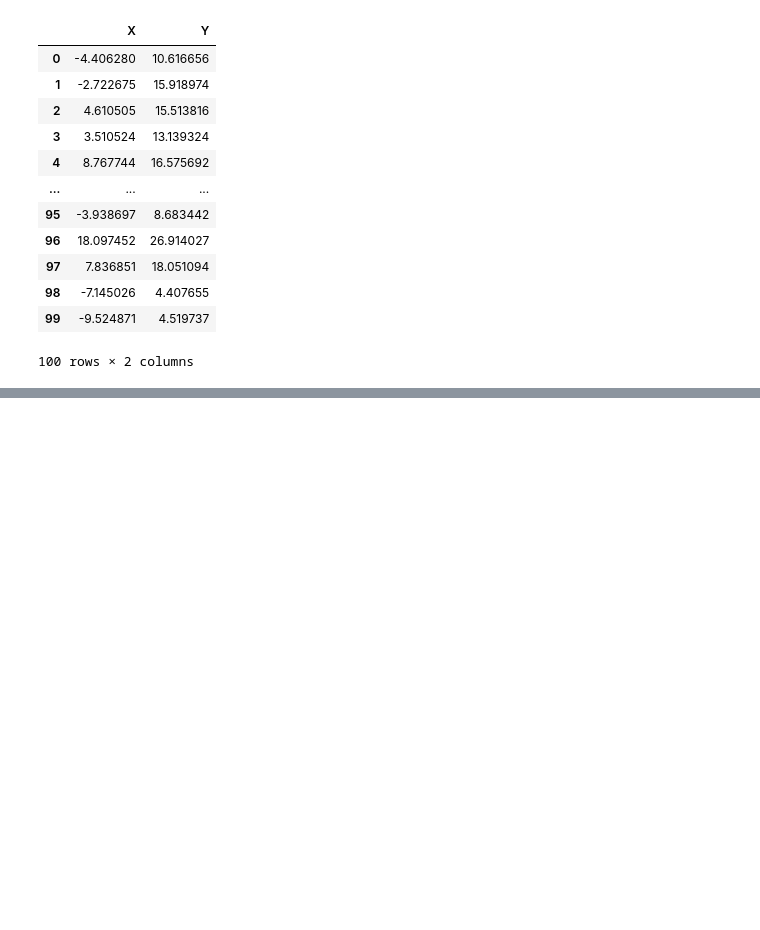
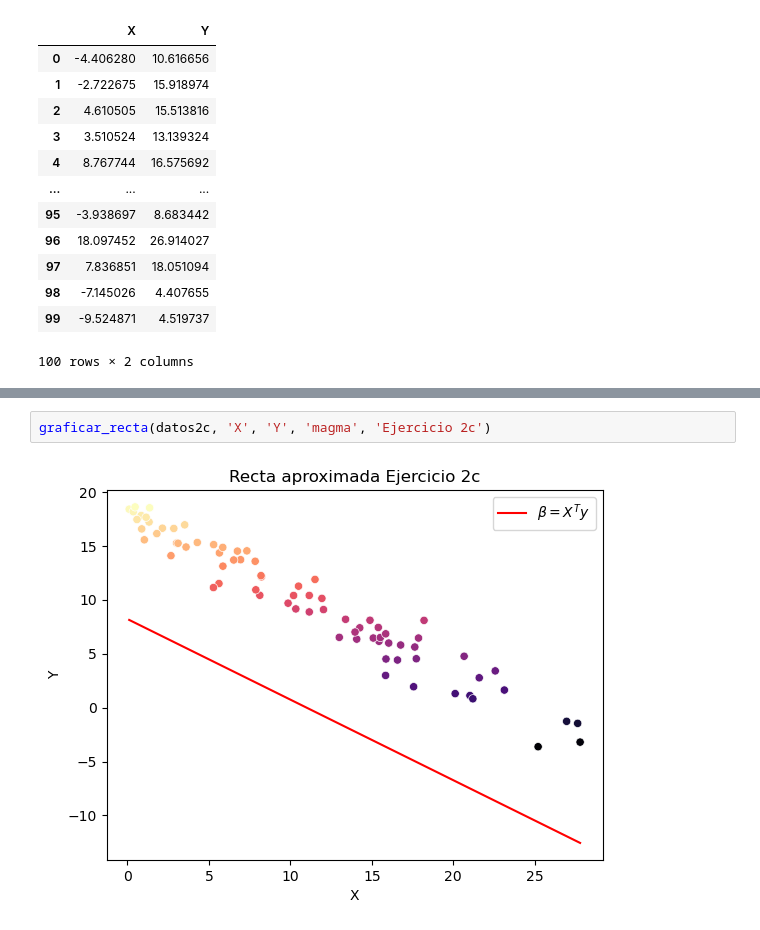
Before and after one commit to seremare9/tp1_metodos, a Jupyter notebook: codigo.ipynb, the cells around one changed output, grey strips where cells are left out. Cells and saved outputs as stored; diff of their text form; blank space fills up the shorter version.

```diff
--- a/codigo.ipynb
+++ b/codigo.ipynb
@@ -71,0 +114,4 @@ graficar(datos1c, 'X', 'Y', 'Ejercicio 1C')
+# %%
+graficar_recta(datos2c, 'X', 'Y', 'magma', 'Ejercicio 2c')
+# %% [output]
+[figure, added]
```
Also changed, not shown: parts of 15 cells of this notebook.
